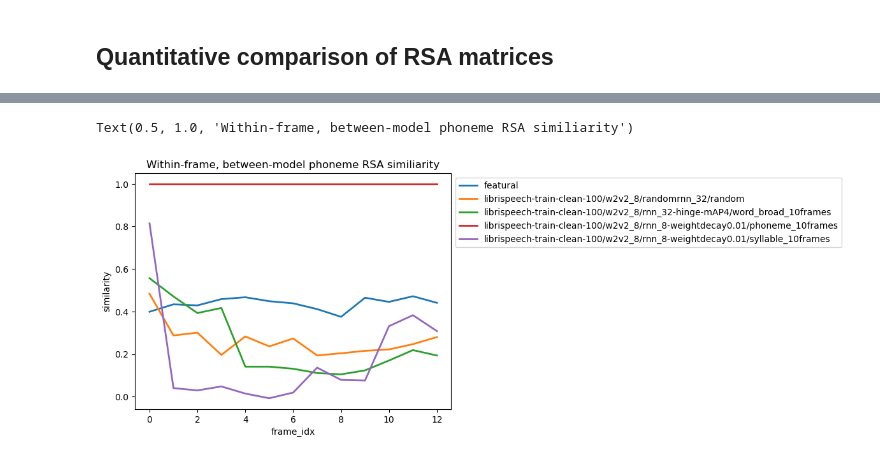
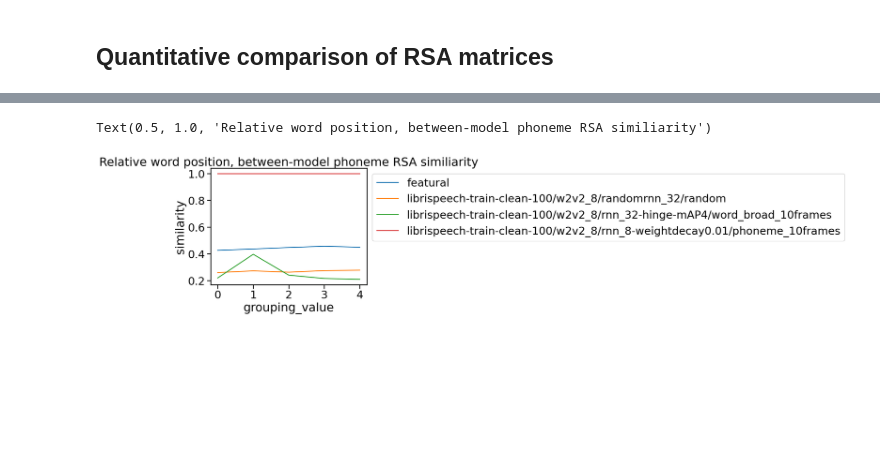
Before and after one commit to hans/ideal-word-representations, a Jupyter notebook: summary_notebooks/rsa_phoneme.ipynb, the cells around one changed output, grey strips where cells are left out. Cells and saved outputs as stored; diff of their text form; code cells hidden in the pictures; blank space fills up the shorter version.

```diff
--- a/summary_notebooks/rsa_phoneme.ipynb
+++ b/summary_notebooks/rsa_phoneme.ipynb
@@ -171,7 +183,8 @@ KeyError: ('librispeech-train-clean-100/w2v2_8/rnn_32-hinge-mAP4/word_broad_10fr
 # %%
 # add in static distance matrices
 for name, sim in static_distances.items():
-    for frame_idx in rsa_mats_tril_stacked:
-        rsa_mats_tril_stacked[frame_idx] = np.concatenate([rsa_mats_tril_stacked[frame_idx], sim[tril_masks[frame_idx]][None, :]])
+    for key in rsa_mats_tril_stacked:
+        rsa_mats_tril_stacked[key] = np.concatenate([
+            rsa_mats_tril_stacked[key], sim[tril_masks[key]][None, :]])
 
-all_models = list(study_models) + list(static_distances.keys())
+all_models = list(study_models.values()) + list(static_distances.keys())
@@ -180,6 +191,6 @@ NameError: name 'rsa_mats_tril_stacked' is not defined
 # %%
 reference_model = "featural"
-reference_model = study_models[1]
+reference_model = all_models[2]
 reference_model_idx = all_models.index(reference_model)
 reference_model
 # %% [output]
@@ -187,13 +206,16 @@ reference_model
 # %%
 rsa_sims = {
-    frame_idx: [st.spearmanr(tril_stacked_i[model_idx],
-                            tril_stacked_i[reference_model_idx])[0]
-                for model_idx, _ in enumerate(all_models)]
-    for frame_idx, tril_stacked_i in rsa_mats_tril_stacked.items()
+    (grouper, grouping_value): [
+        st.spearmanr(tril_stacked_i[model_idx],
+                     tril_stacked_i[reference_model_idx])[0]
+        for model_idx, _ in enumerate(all_models)]
+    for (grouper, grouping_value), tril_stacked_i in rsa_mats_tril_stacked.items()
 }
 # %%
-rsa_sims_df = pd.DataFrame(rsa_sims, index=all_models).reset_index().melt(
-    id_vars="index", var_name="frame_idx", value_name="similarity")
-rsa_sims_df = rsa_sims_df.set_index(["index", "frame_idx"]).sort_index()
-rsa_sims_df["similarity_delta"] = rsa_sims_df.similarity - rsa_sims_df.groupby("index").similarity.head(1).droplevel(-1)
-rsa_sims_df
+rsa_sims_df = pd.DataFrame(rsa_sims, index=all_models).reset_index().melt(id_vars=[("index", "")])
+rsa_sims_df.columns = ["index", "grouper", "grouping_value", "similarity"]
+rsa_sims_df["Trace"] = rsa_sims_df["index"].map({"featural": "Featural", **{v: k for k, v in study_models.items()}})
+rsa_sims_df = rsa_sims_df.set_index(["grouper", "index", "grouping_value"]).sort_index()
+rsa_sims_df["similarity_delta"] = rsa_sims_df["similarity"] - rsa_sims_df.groupby(["grouper", "index"])["similarity"].head(1).droplevel(-1)
+rsa_sims_df = rsa_sims_df.reset_index("grouping_value")
+rsa_sims_df["grouping_value"] = rsa_sims_df.grouping_value.map(lambda x: " ".join(str(i) for i in x))
@@ -215,7 +246,8 @@ rsa_sims_df
 # %%
-ax = sns.lineplot(data=rsa_sims_df.reset_index(), x="frame_idx", y="similarity", hue="index", linewidth=2)
+ax = sns.lineplot(data=rsa_sims_df.loc["relative_position"].reset_index(),
+                  x="grouping_value", y="similarity", hue="index", linewidth=2)
 ax.legend(loc="upper left", bbox_to_anchor=(1, 1))
-ax.set_title("Within-frame, between-model phoneme RSA similiarity")
+ax.set_title("Relative word position, between-model phoneme RSA similiarity")
 # %% [output]
-Text(0.5, 1.0, 'Within-frame, between-model phoneme RSA similiarity')
+Text(0.5, 1.0, 'Relative word position, between-model phoneme RSA similiarity')
-[figure, old version]
+[figure, new version]
```
Also changed, not shown: parts of 25 cells of this notebook, 7 other files.
